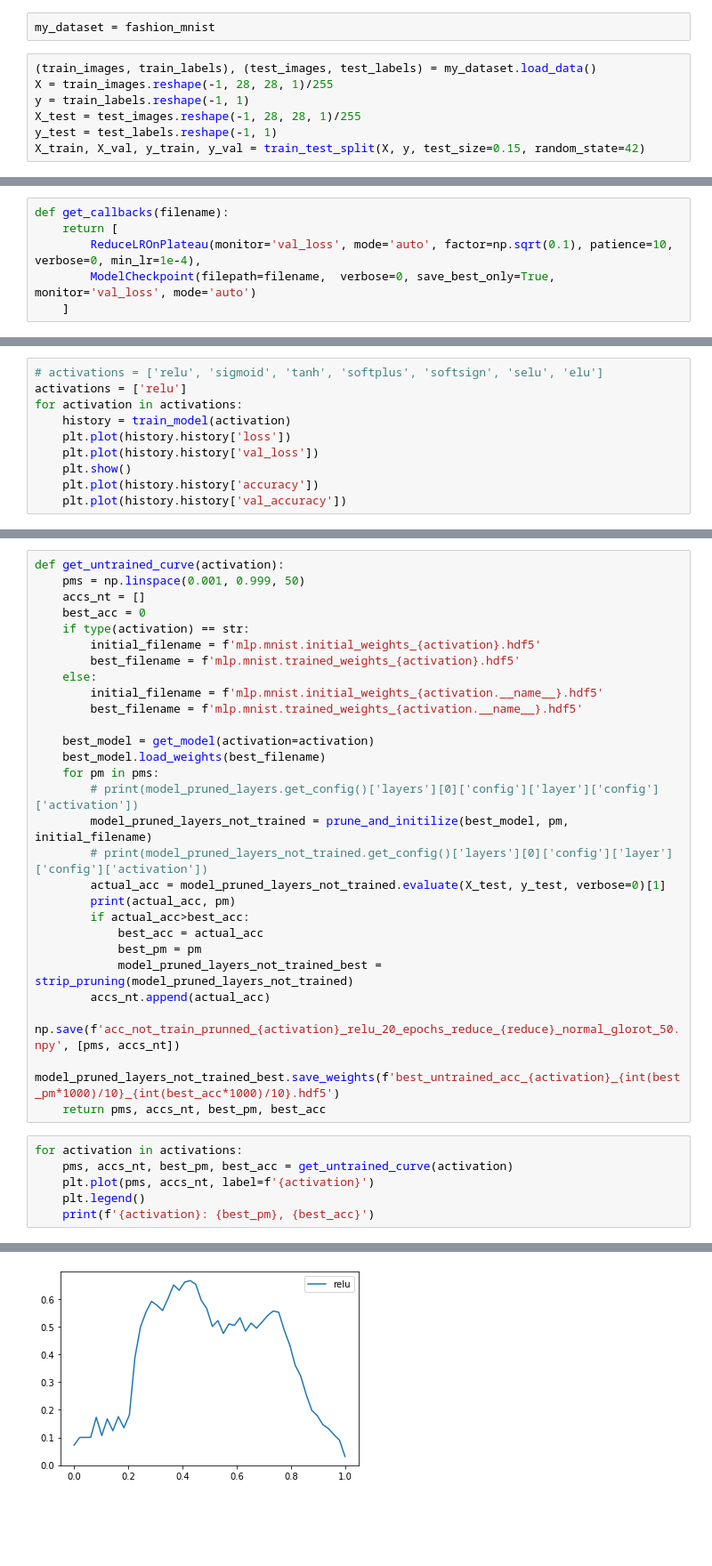
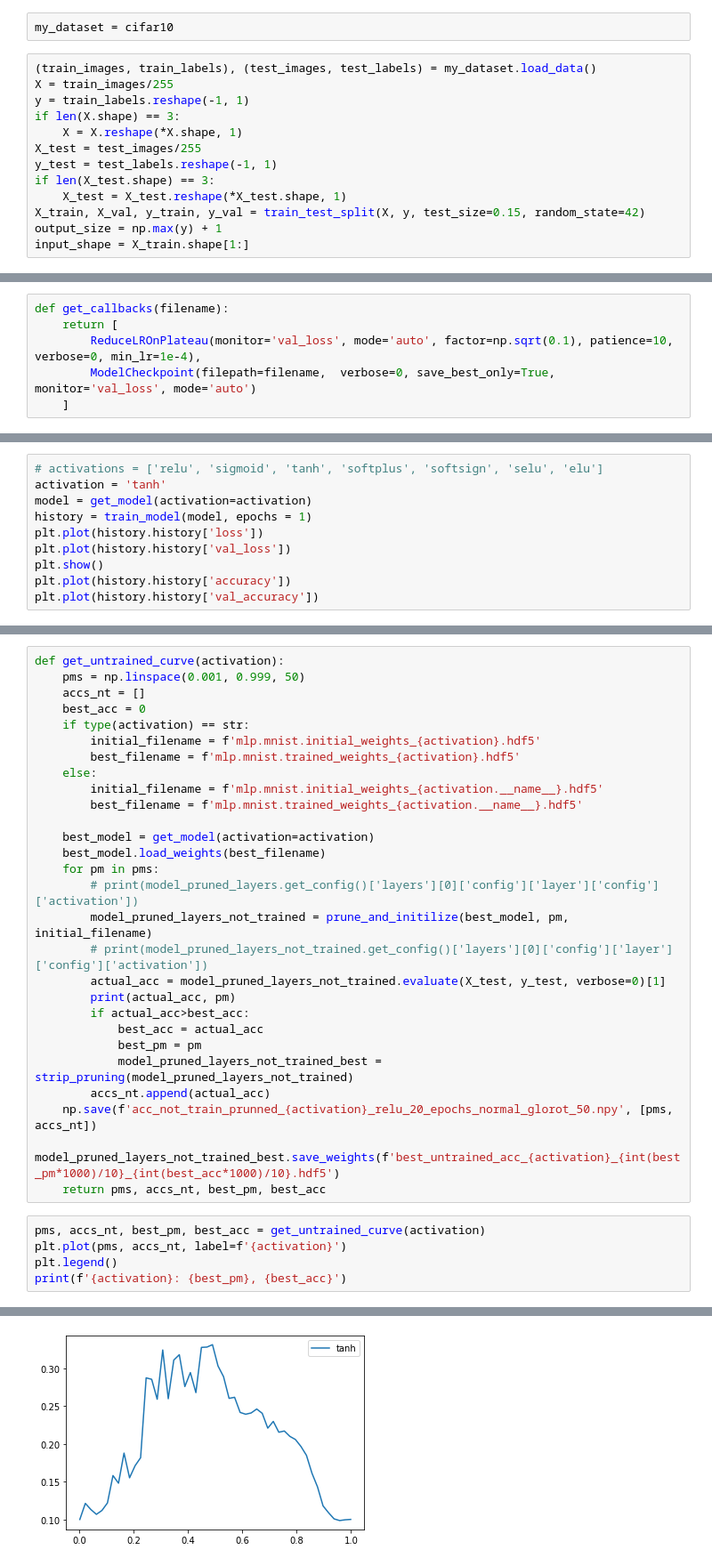
Before and after one commit to jganzabal/lottery-ticket-hypotesis-keras, a Jupyter notebook: 03_Untrained_weights_Accuracy-CNN.ipynb, the cells around one changed output, grey strips where cells are left out. Shown at 89% size. Drawn from its saved outputs; the diff is of its cells as text; blank space fills up the shorter version.

```diff
--- a/03_Untrained_weights_Accuracy-CNN.ipynb
+++ b/03_Untrained_weights_Accuracy-CNN.ipynb
@@ -18,11 +18,17 @@ from tensorflow_model_optimization.sparsity.keras import strip_pruning
 from tensorflow.keras.constraints import max_norm
 from tensorflow.keras import backend as K
 # %%
-my_dataset = fashion_mnist
+my_dataset = cifar10
 # %%
 (train_images, train_labels), (test_images, test_labels) = my_dataset.load_data()
-X = train_images.reshape(-1, 28, 28, 1)/255
+X = train_images/255
 y = train_labels.reshape(-1, 1)
-X_test = test_images.reshape(-1, 28, 28, 1)/255
+if len(X.shape) == 3:
+    X = X.reshape(*X.shape, 1)
+X_test = test_images/255
 y_test = test_labels.reshape(-1, 1)
+if len(X_test.shape) == 3:
+    X_test = X_test.reshape(*X_test.shape, 1)
 X_train, X_val, y_train, y_val = train_test_split(X, y, test_size=0.15, random_state=42)
+output_size = np.max(y) + 1
+input_shape = X_train.shape[1:]
@@ -108,12 +114,12 @@ def train_model(activation='relu', epochs = 10, batch_size = 1024):
     return history
 # %%
 # activations = ['relu', 'sigmoid', 'tanh', 'softplus', 'softsign', 'selu', 'elu']
-activations = ['relu']
-for activation in activations:
-    history = train_model(activation)
-    plt.plot(history.history['loss'])
-    plt.plot(history.history['val_loss'])
-    plt.show()
-    plt.plot(history.history['accuracy'])
-    plt.plot(history.history['val_accuracy'])
+activation = 'tanh'
+model = get_model(activation=activation)
+history = train_model(model, epochs = 1)
+plt.plot(history.history['loss'])
+plt.plot(history.history['val_loss'])
+plt.show()
+plt.plot(history.history['accuracy'])
+plt.plot(history.history['val_accuracy'])
 # %% [output]
@@ -161,13 +153,12 @@ def get_untrained_curve(activation):
             best_pm = pm
             model_pruned_layers_not_trained_best = strip_pruning(model_pruned_layers_not_trained)
         accs_nt.append(actual_acc)
-    np.save(f'acc_not_train_prunned_{activation}_relu_20_epochs_reduce_{reduce}_normal_glorot_50.npy', [pms, accs_nt])
+    np.save(f'acc_not_train_prunned_{activation}_relu_20_epochs_normal_glorot_50.npy', [pms, accs_nt])
     model_pruned_layers_not_trained_best.save_weights(f'best_untrained_acc_{activation}_{int(best_pm*1000)/10}_{int(best_acc*1000)/10}.hdf5')
     return pms, accs_nt, best_pm, best_acc
 # %%
-for activation in activations:
-    pms, accs_nt, best_pm, best_acc = get_untrained_curve(activation)
-    plt.plot(pms, accs_nt, label=f'{activation}')
-    plt.legend()
-    print(f'{activation}: {best_pm}, {best_acc}')
+pms, accs_nt, best_pm, best_acc = get_untrained_curve(activation)
+plt.plot(pms, accs_nt, label=f'{activation}')
+plt.legend()
+print(f'{activation}: {best_pm}, {best_acc}')
 # %% [output]
@@ -191 +182 @@ relu: 0.4287142857142857, 0.6664999723434448
-[figure, old version]
+[figure, new version]
```
Also changed, not shown: parts of 6 cells of this notebook, 8 other files.
